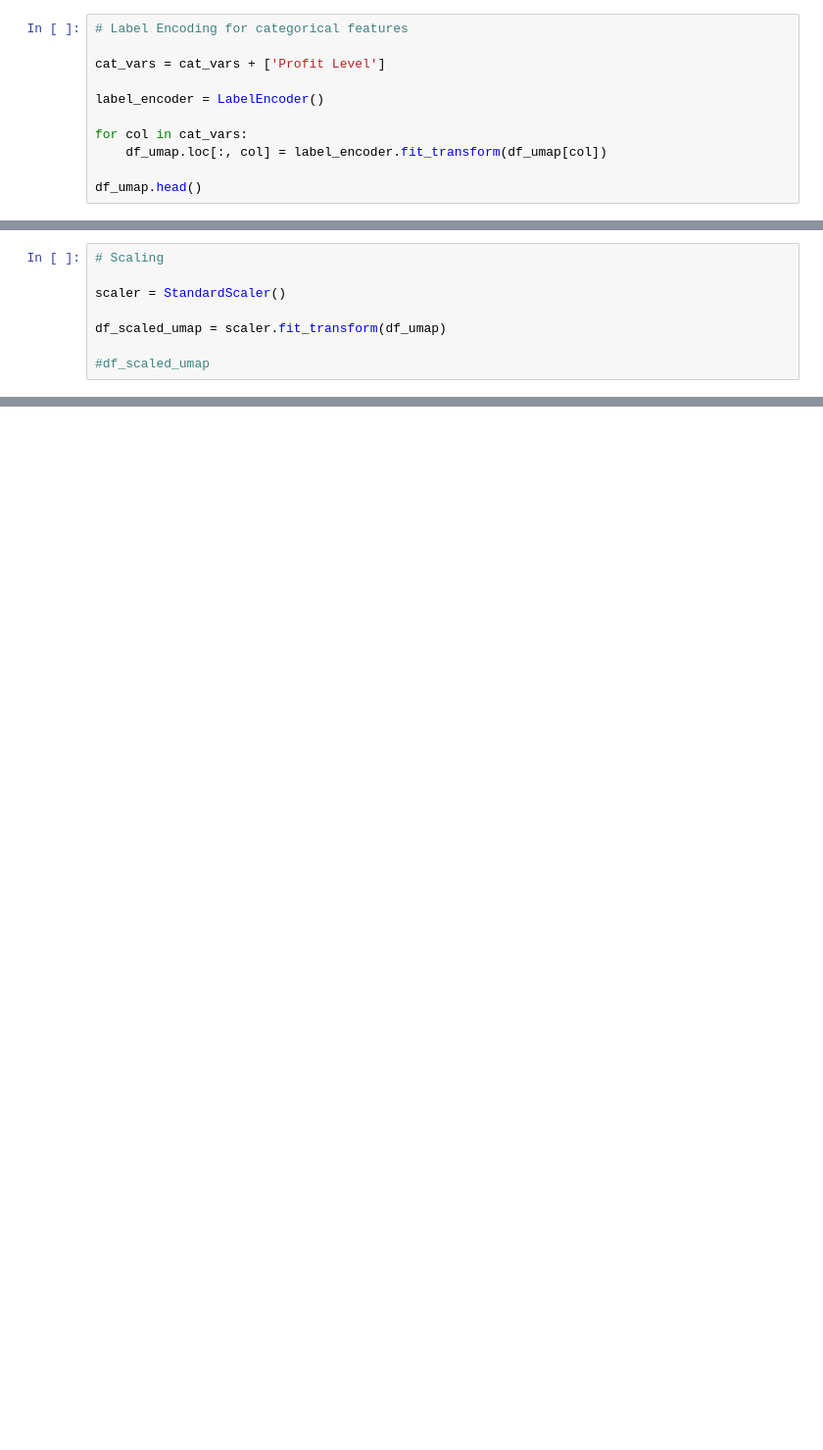
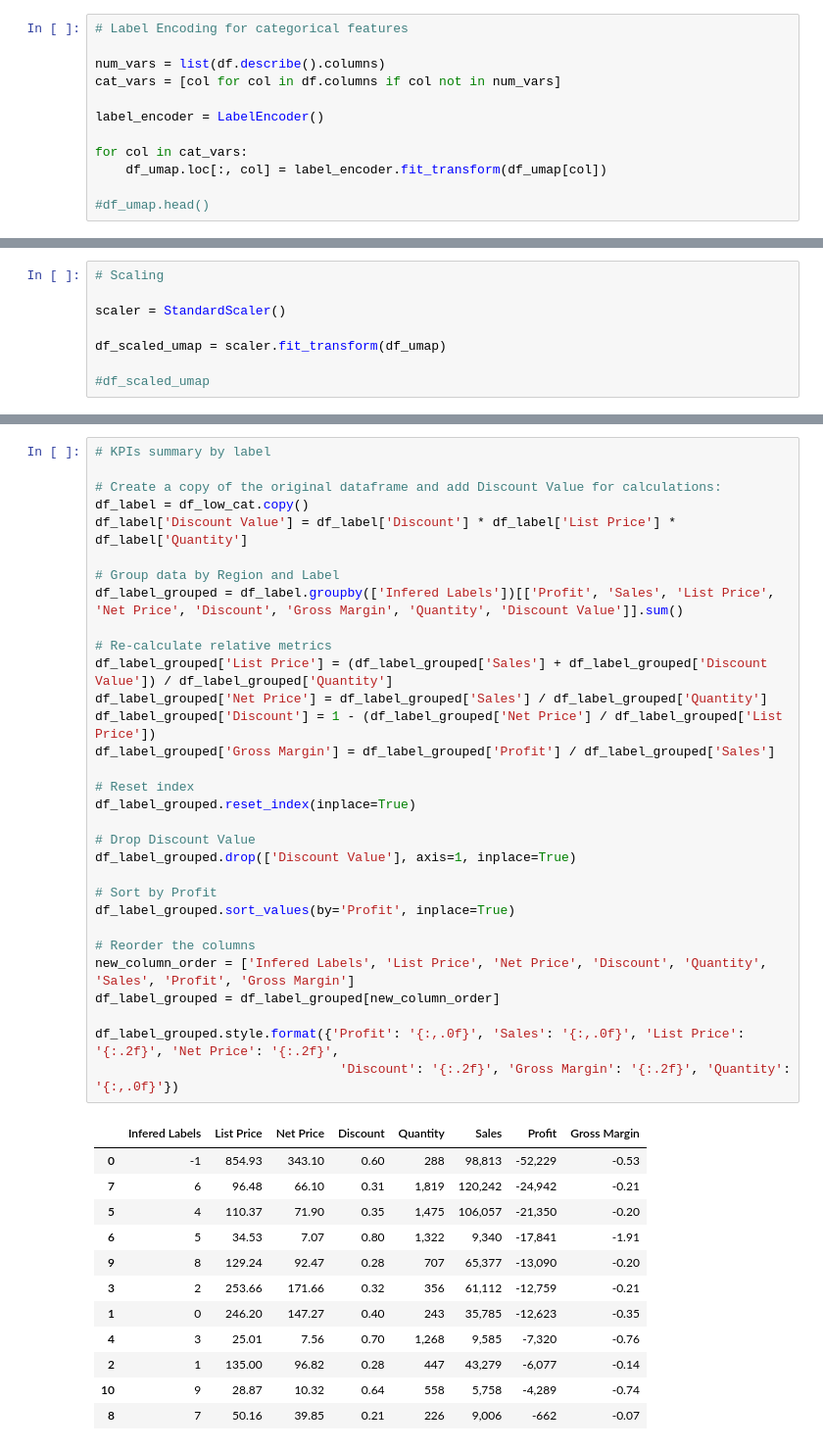
Before and after one commit to Kristinawk/final_project_ETL_Analytics, a Jupyter notebook: notebooks/03_supermarket_swot_new.ipynb, the cells around one changed output, grey strips where cells are left out. Shown at 98% size. Cells and saved outputs as stored; diff of their text form; blank space fills up the shorter version.

```diff
--- a/notebooks/03_supermarket_swot_new.ipynb
+++ b/notebooks/03_supermarket_swot_new.ipynb
@@ -1598,11 +1508,12 @@ target = np.array(df_low['Profit'])
 # %%
 # Label Encoding for categorical features
 
-cat_vars = cat_vars + ['Profit Level']
+num_vars = list(df.describe().columns)
+cat_vars = [col for col in df.columns if col not in num_vars]
 
 label_encoder = LabelEncoder()
 
 for col in cat_vars:
     df_umap.loc[:, col] = label_encoder.fit_transform(df_umap[col])
 
-df_umap.head()
+#df_umap.head()
@@ -1676,0 +1613,44 @@ df_levels.sort_values(by='Infered Labels')
+# %%
+# KPIs summary by label
+
+# Create a copy of the original dataframe and add Discount Value for calculations:
+df_label = df_low_cat.copy()
+df_label['Discount Value'] = df_label['Discount'] * df_label['List Price'] * df_label['Quantity']
+
+# Group data by Region and Label
+df_label_grouped = df_label.groupby(['Infered Labels'])[['Profit', 'Sales', 'List Price', 'Net Price', 'Discount', 'Gross Margin', 'Quantity', 'Discount Value']].sum()
+
+# Re-calculate relative metrics
+df_label_grouped['List Price'] = (df_label_grouped['Sales'] + df_label_grouped['Discount Value']) / df_label_grouped['Quantity']
+df_label_grouped['Net Price'] = df_label_grouped['Sales'] / df_label_grouped['Quantity']
+df_label_grouped['Discount'] = 1 - (df_label_grouped['Net Price'] / df_label_grouped['List Price'])
+df_label_grouped['Gross Margin'] = df_label_grouped['Profit'] / df_label_grouped['Sales']
+
+# Reset index
+df_label_grouped.reset_index(inplace=True)
+
+# Drop Discount Value
+df_label_grouped.drop(['Discount Value'], axis=1, inplace=True)
+
+# Sort by Profit
+df_label_grouped.sort_values(by='Profit', inplace=True)
+
+# Reorder the columns
+new_column_order = ['Infered Labels', 'List Price', 'Net Price', 'Discount', 'Quantity', 'Sales', 'Profit', 'Gross Margin']
+df_label_grouped = df_label_grouped[new_column_order]
+
+df_label_grouped.style.format({'Profit': '{:,.0f}', 'Sales': '{:,.0f}', 'List Price': '{:.2f}', 'Net Price': '{:.2f}',
+                                'Discount': '{:.2f}', 'Gross Margin': '{:.2f}', 'Quantity': '{:,.0f}'})
+# %% [output]
+|  | Infered Labels | List Price | Net Price | Discount | Quantity | Sales | Profit | Gross Margin |
+| 0 | -1 | 854.93 | 343.10 | 0.60 | 288 | 98,813 | -52,229 | -0.53 |
+| 7 | 6 | 96.48 | 66.10 | 0.31 | 1,819 | 120,242 | -24,942 | -0.21 |
+| 5 | 4 | 110.37 | 71.90 | 0.35 | 1,475 | 106,057 | -21,350 | -0.20 |
+| 6 | 5 | 34.53 | 7.07 | 0.80 | 1,322 | 9,340 | -17,841 | -1.91 |
+| 9 | 8 | 129.24 | 92.47 | 0.28 | 707 | 65,377 | -13,090 | -0.20 |
+| 3 | 2 | 253.66 | 171.66 | 0.32 | 356 | 61,112 | -12,759 | -0.21 |
+| 1 | 0 | 246.20 | 147.27 | 0.40 | 243 | 35,785 | -12,623 | -0.35 |
+| 4 | 3 | 25.01 | 7.56 | 0.70 | 1,268 | 9,585 | -7,320 | -0.76 |
+| 2 | 1 | 135.00 | 96.82 | 0.28 | 447 | 43,279 | -6,077 | -0.14 |
+| 10 | 9 | 28.87 | 10.32 | 0.64 | 558 | 5,758 | -4,289 | -0.74 |
+| 8 | 7 | 50.16 | 39.85 | 0.21 | 226 | 9,006 | -662 | -0.07 |
```
Also changed, not shown: parts of 112 cells of this notebook, 1 other file.
